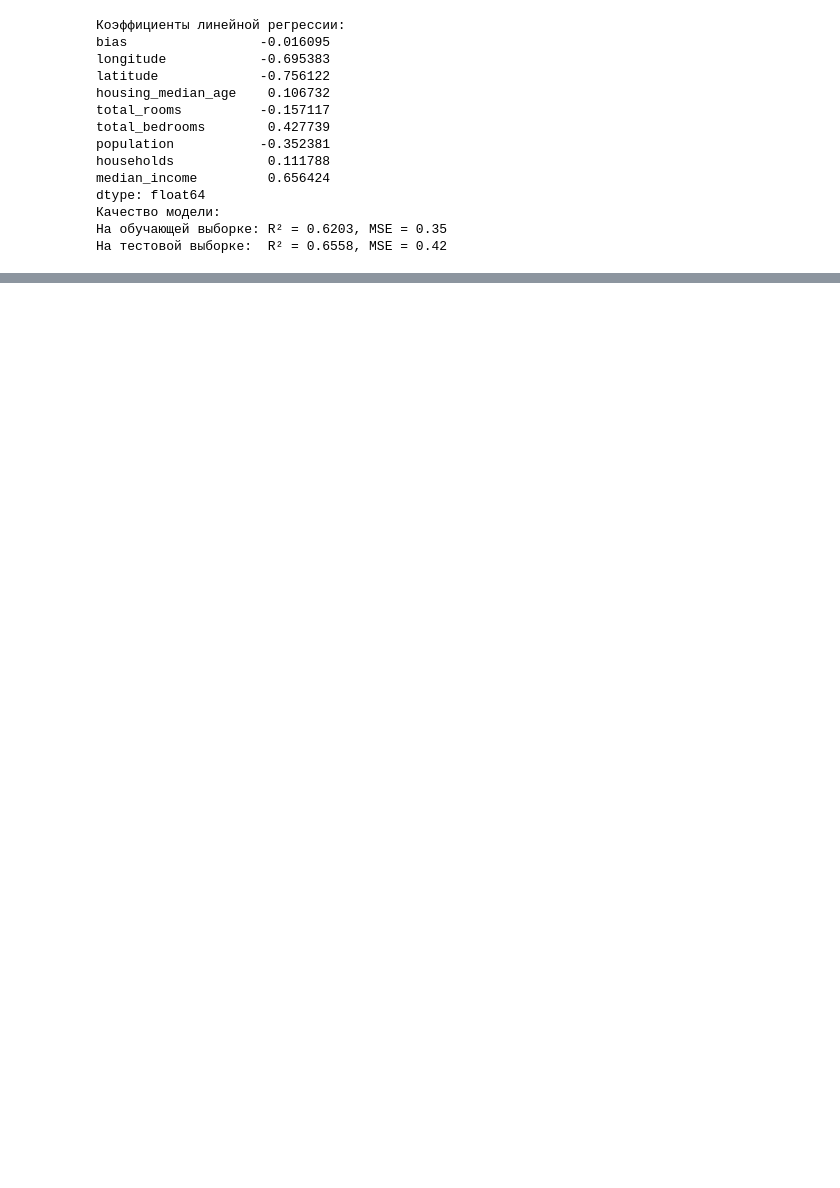
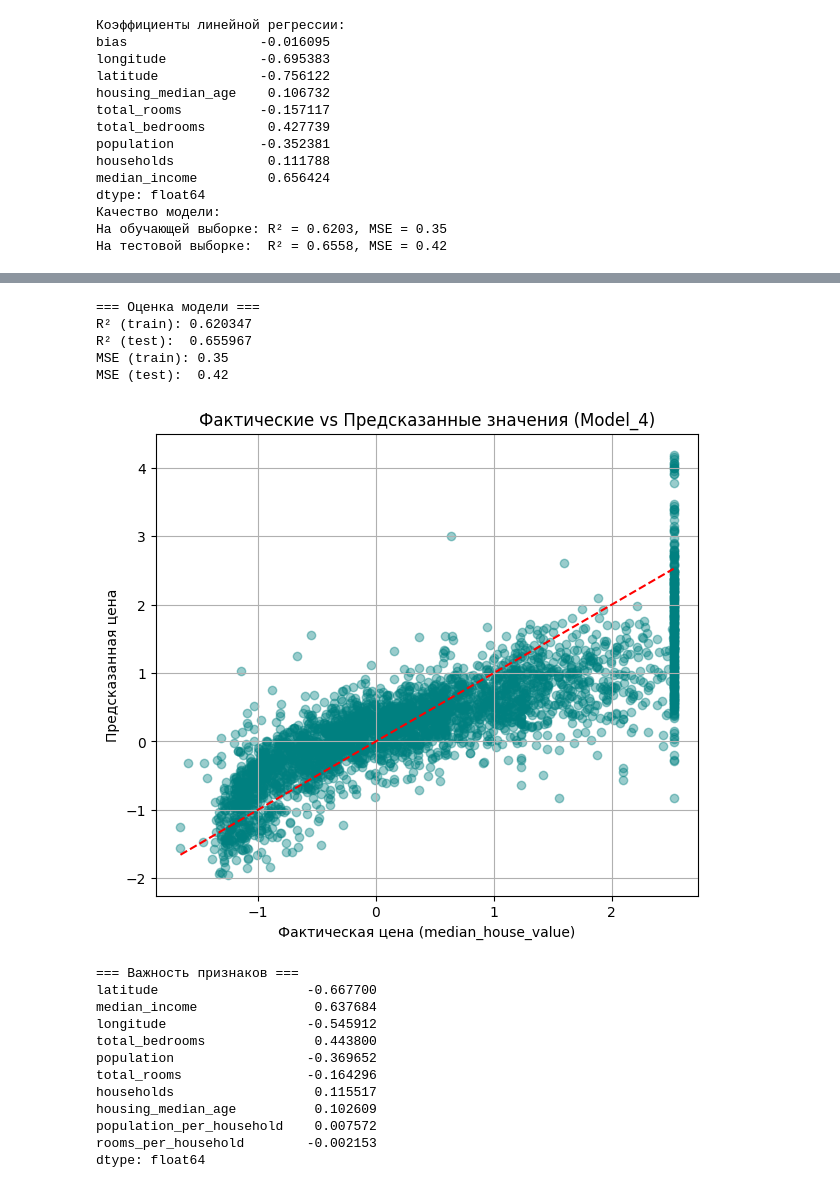
Before and after one commit to listoCheck/artificial-intelligence-systems, a Jupyter notebook: lab3/lab3.ipynb, the cells around one changed output, grey strips where cells are left out. Drawn from its saved outputs; the diff is of its cells as text; code cells hidden in the pictures; blank space fills up the shorter version.

```diff
--- a/lab3/lab3.ipynb
+++ b/lab3/lab3.ipynb
@@ -245,2 +256,80 @@ R² на тестовой выборке:    0.6749
 Коэффициенты: [-0.01609522  0.65642393  0.10673204 -0.15711715  0.42773916 -0.35238078
   0.1117884  -0.69538298 -0.75612169]
+# %%
+data = data.copy()
+data.loc[:, "rooms_per_household"] = data["total_rooms"] / data["households"]
+data.loc[:, "bedrooms_per_room"] = data["total_bedrooms"] / data["total_rooms"]
+data.loc[:, "population_per_household"] = data["population"] / data["households"]
+
+train_ratio = 0.8
+train_size = int(len(data) * train_ratio)
+
+train_data = data.iloc[:train_size]
+test_data = data.iloc[train_size:]
+
+features = [c for c in data.columns if c != "median_house_value"]
+X_train = train_data[features]
+y_train = train_data["median_house_value"]
+X_test = test_data[features]
+y_test = test_data["median_house_value"]
+
+scaler = StandardScaler()
+X_train_scaled = scaler.fit_transform(X_train)
+X_test_scaled = scaler.transform(X_test)
+
+model = LinearRegression()
+model.fit(X_train_scaled, y_train)
+
+y_train_pred = model.predict(X_train_scaled)
+y_test_pred = model.predict(X_test_scaled)
+
+r2_train = r2_score(y_train, y_train_pred)
+r2_test = r2_score(y_test, y_test_pred)
+mse_train = mean_squared_error(y_train, y_train_pred)
+mse_test = mean_squared_error(y_test, y_test_pred)
+
+print("=== Оценка модели ===")
+print(f"R² (train): {r2_train:.6f}")
+print(f"R² (test):  {r2_test:.6f}")
+print(f"MSE (train): {mse_train:.2f}")
+print(f"MSE (test):  {mse_test:.2f}")
+
+plt.figure(figsize=(7, 6))
+plt.scatter(y_test, y_test_pred, alpha=0.4, color="teal")
+plt.plot([y_test.min(), y_test.max()], [y_test.min(), y_test.max()], "r--")
+plt.title("Фактические vs Предсказанные значения (Model_4)")
+plt.xlabel("Фактическая цена (median_house_value)")
+plt.ylabel("Предсказанная цена")
+plt.grid(True)
+plt.show()
+
+importance = pd.Series(model.coef_, index=features).sort_values(key=abs, ascending=False)
+print("\n=== Важность признаков ===")
+print(importance.head(10))
+
+plt.figure(figsize=(8, 5))
+importance.head(10).plot(kind='barh', color='darkorange')
+plt.title("Топ-10 наиболее влияющих признаков")
+plt.xlabel("Вес коэффициента (по модулю)")
+plt.gca().invert_yaxis()
+plt.grid(True, axis='x')
+plt.show()
+# %% [output]
+=== Оценка модели ===
+R² (train): 0.620347
+R² (test):  0.655967
+MSE (train): 0.35
+MSE (test):  0.42
+[figure, added]
+=== Важность признаков ===
+latitude                   -0.667700
+median_income               0.637684
+longitude                  -0.545912
+total_bedrooms              0.443800
+population                 -0.369652
+total_rooms                -0.164296
+households                  0.115517
+housing_median_age          0.102609
+population_per_household    0.007572
+rooms_per_household        -0.002153
+dtype: float64
```
Also changed, not shown: parts of 9 cells of this notebook.
